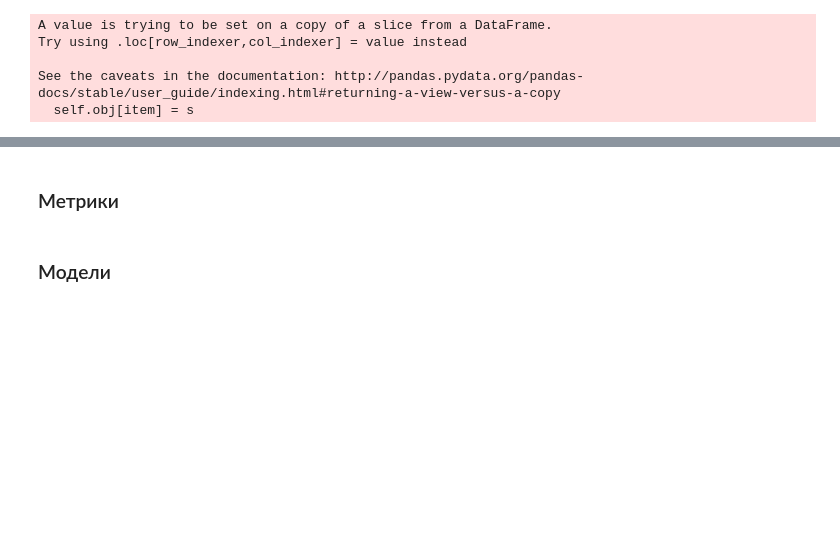
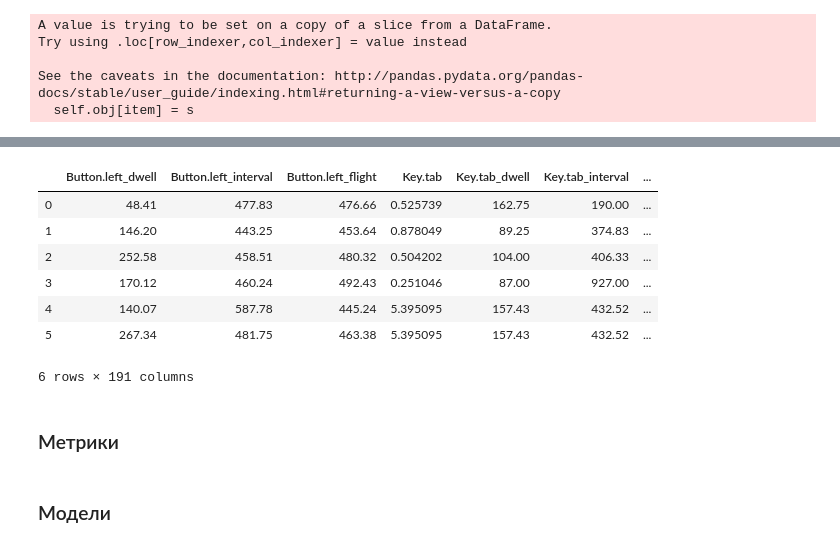
Before and after one commit to sultanovazamat/insider-threat-detection, a Jupyter notebook: python/Models.ipynb, the cells around one changed output, grey strips where cells are left out. Drawn from its saved outputs; the diff is of its cells as text; code cells hidden in the pictures; blank space fills up the shorter version.

```diff
--- a/python/Models.ipynb
+++ b/python/Models.ipynb
@@ -159,3 +166,14 @@ See the caveats in the documentation: http://pandas.pydata.org/pandas-docs/stabl
+# %%
+X_test.head(10)
+# %% [output]
+|  | Button.left_dwell | Button.left_interval | Button.left_flight | Key.tab | Key.tab_dwell | Key.tab_interval | ... |
+| 0 | 48.41 | 477.83 | 476.66 | 0.525739 | 162.75 | 190.00 | ... |
+| 1 | 146.20 | 443.25 | 453.64 | 0.878049 | 89.25 | 374.83 | ... |
+| 2 | 252.58 | 458.51 | 480.32 | 0.504202 | 104.00 | 406.33 | ... |
+| 3 | 170.12 | 460.24 | 492.43 | 0.251046 | 87.00 | 927.00 | ... |
+| 4 | 140.07 | 587.78 | 445.24 | 5.395095 | 157.43 | 432.52 | ... |
+| 5 | 267.34 | 481.75 | 463.38 | 5.395095 | 157.43 | 432.52 | ... |
+6 rows × 191 columns
 # %% [markdown]
 ### Метрики
 # %%
```
Also changed, not shown: parts of 9 cells of this notebook, 8 other files.
